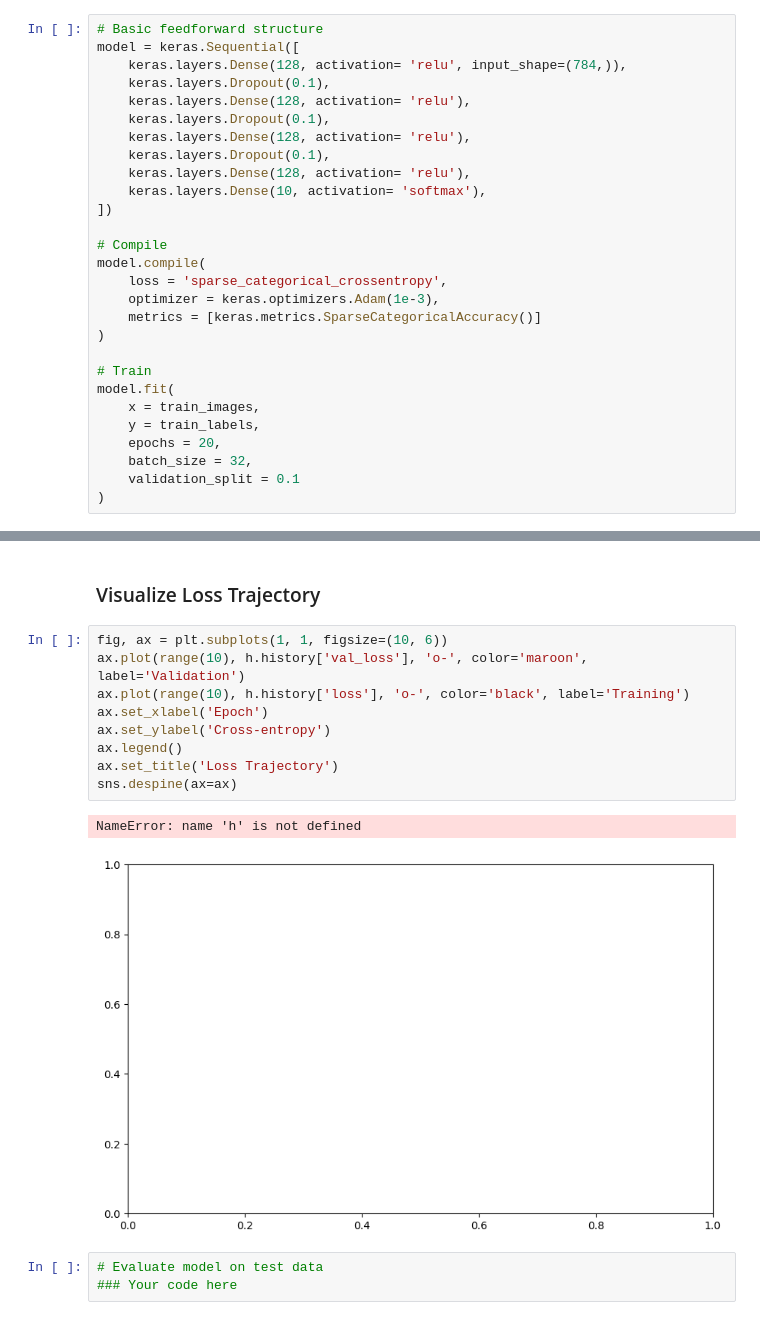
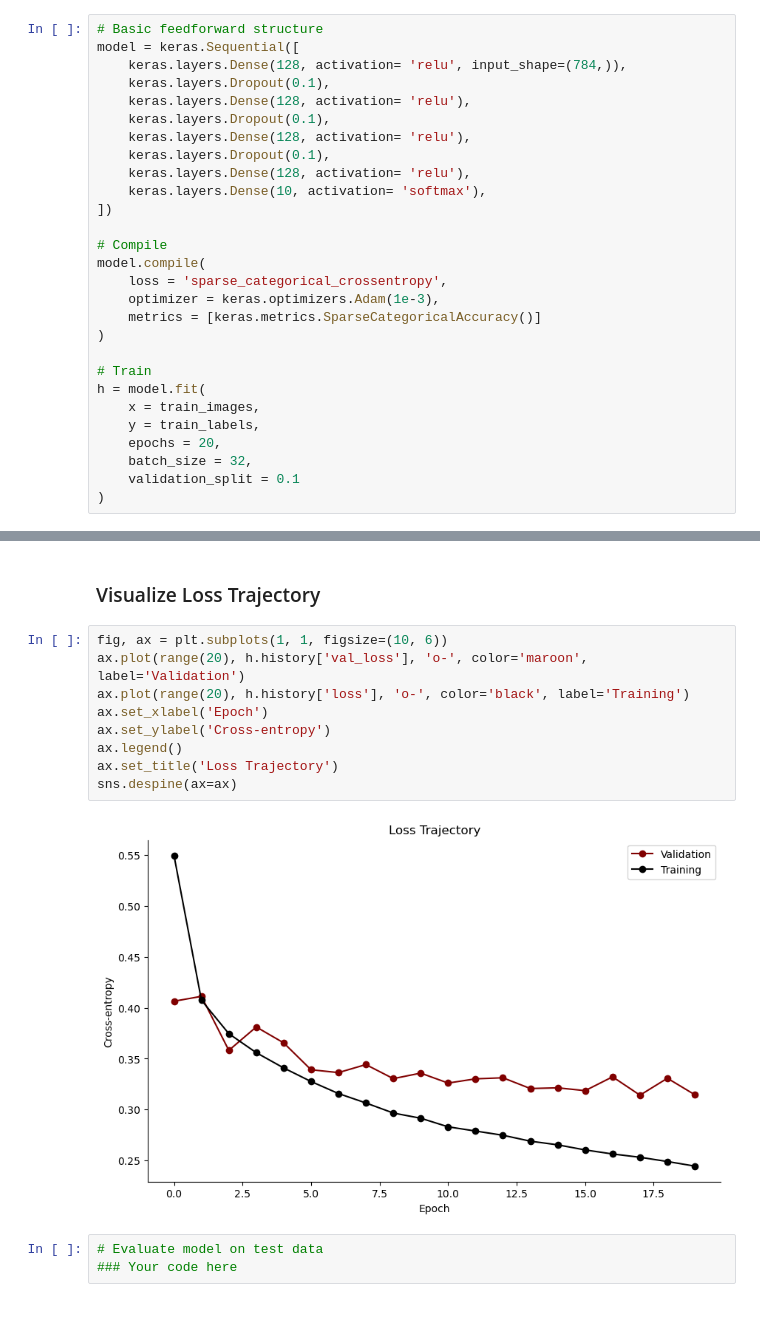
Before and after one commit to Master-Pr0grammer/Cognitive_Modeling, a Jupyter notebook: Week 12/deep_learning_explorations_ca.ipynb, the cells around one changed output, grey strips where cells are left out. Saved outputs shown, nothing was run; the diff lists cells and outputs as text.

```diff
--- a/Week 12/deep_learning_explorations_ca.ipynb
+++ b/Week 12/deep_learning_explorations_ca.ipynb
@@ -81,7 +72,7 @@ model.compile(
 )
 
 # Train
-model.fit(
+h = model.fit(
 	x = train_images,
 	y = train_labels,
 	epochs = 20,
@@ -113,16 +114,15 @@ Epoch 20/20
 ### Visualize Loss Trajectory
 # %%
 fig, ax = plt.subplots(1, 1, figsize=(10, 6))
-ax.plot(range(10), h.history['val_loss'], 'o-', color='maroon', label='Validation')
-ax.plot(range(10), h.history['loss'], 'o-', color='black', label='Training')
+ax.plot(range(20), h.history['val_loss'], 'o-', color='maroon', label='Validation')
+ax.plot(range(20), h.history['loss'], 'o-', color='black', label='Training')
 ax.set_xlabel('Epoch')
 ax.set_ylabel('Cross-entropy')
 ax.legend()
 ax.set_title('Loss Trajectory')
 sns.despine(ax=ax)
 # %% [output]
-NameError: name 'h' is not defined
-[figure, old version]
+[figure, new version]
 # %%
 # Evaluate model on test data
 ### Your code here
```
Also changed, not shown: parts of 10 cells of this notebook, 3 other files.
